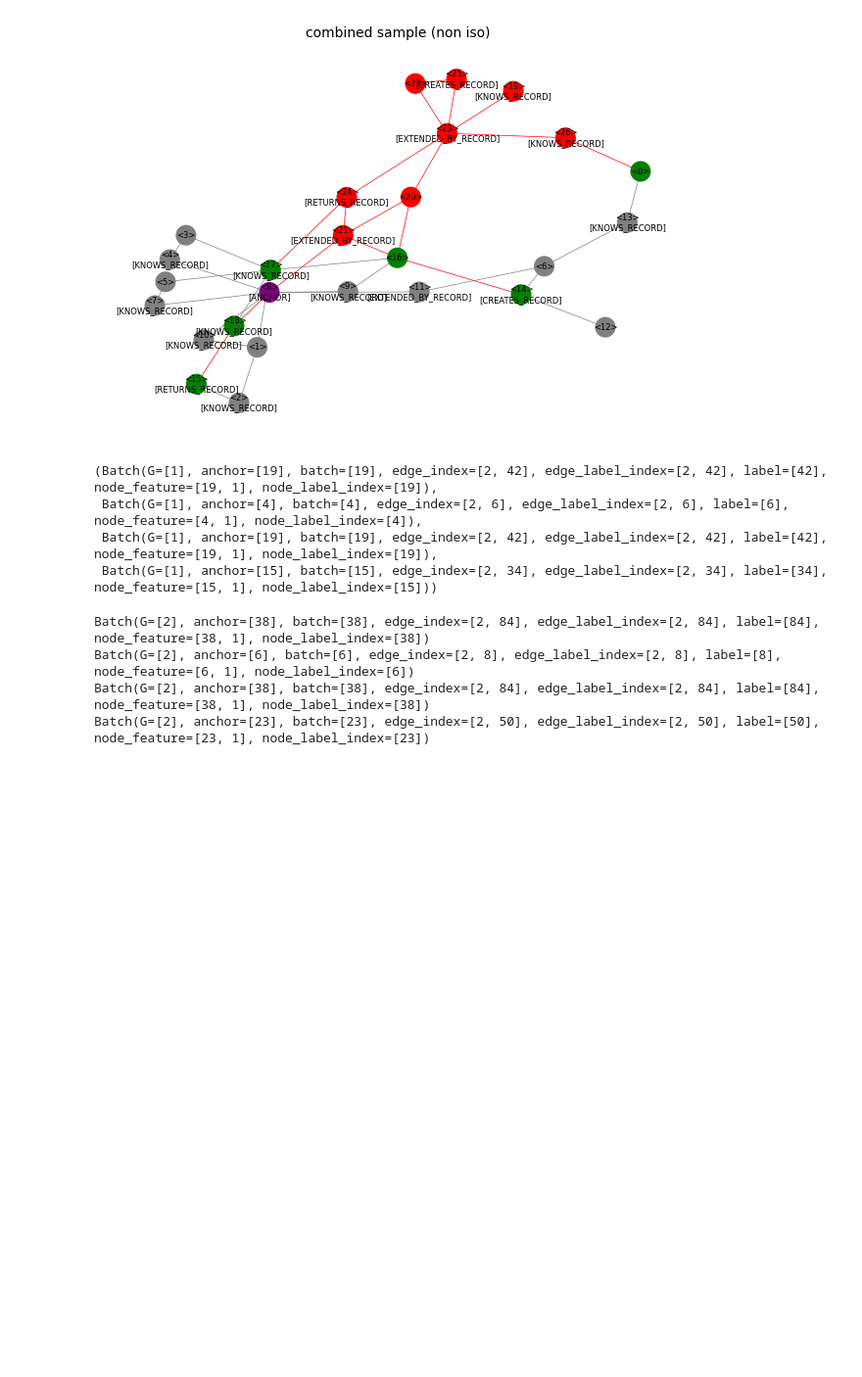
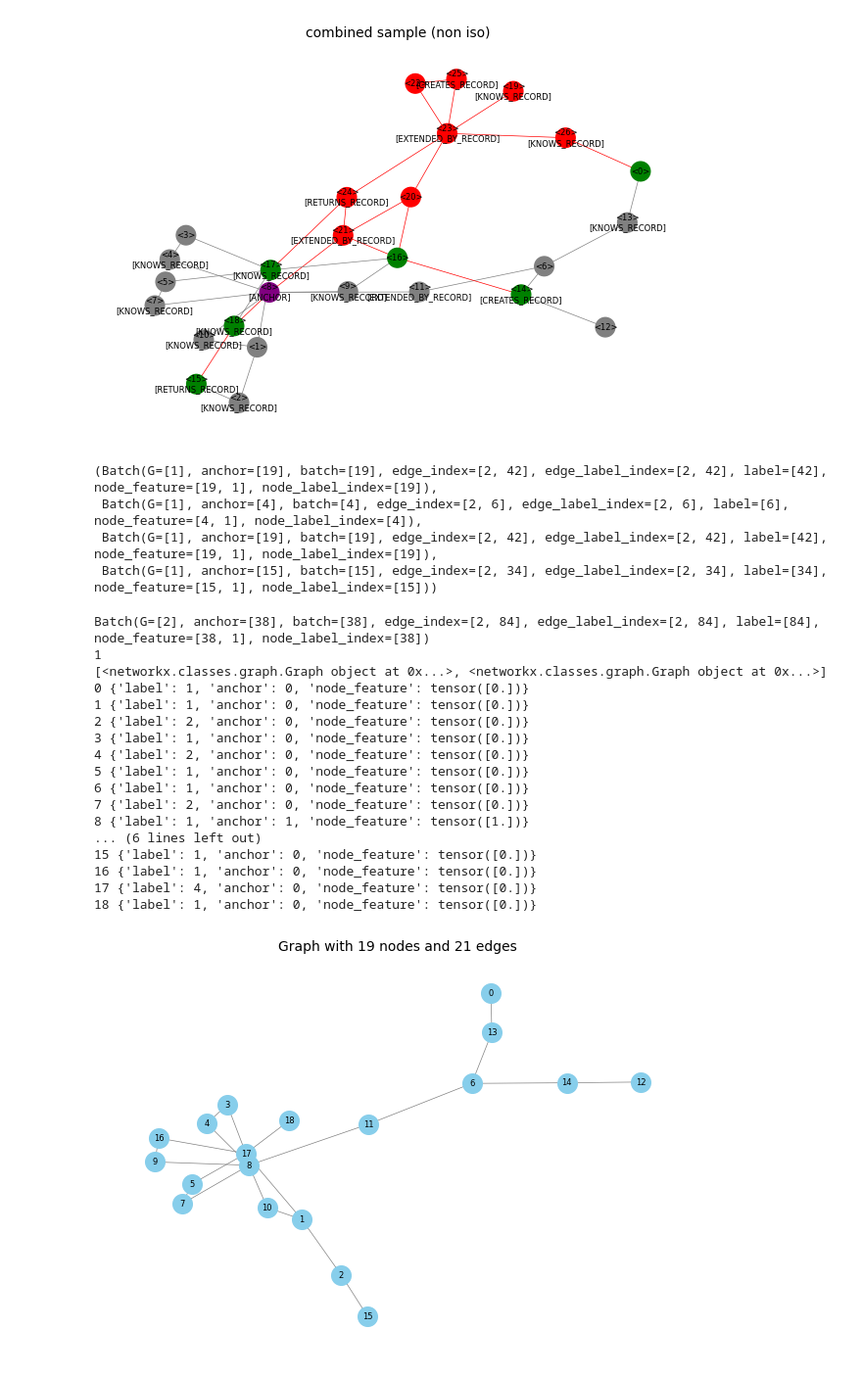
Before and after one commit to DerJeanjour/dpd-subgraph-matching, a Jupyter notebook: matching/glema/experimental/notebooks/explore_dataset.ipynb, the cells around one changed output. Shown: that part at 98% size. Drawn from its saved outputs; the diff is of its cells as text; code cells hidden in the pictures; blank space fills up the shorter version.

```diff
--- a/matching/glema/experimental/notebooks/explore_dataset.ipynb
+++ b/matching/glema/experimental/notebooks/explore_dataset.ipynb
@@ -15,9 +16,9 @@ args = arg_utils.parse_args( use_default=True )
 
 args.dataset = "CPG_augm"
 args.directed = False
-args.anchored = False
-version = model_utils.get_latest_model_version( args )
-model_name = model_utils.get_model_name( args, version )
+args.anchored = True
+version = model_utils.get_latest_model_version( args, tag="experimental_SAGE" )
+model_name = model_utils.get_model_name( args, version, tag="experimental_SAGE" )
 
 args = arg_utils.load_args( args, model_name )
 args.iso = True
@@ -117,13 +118,30 @@ dataloader = DataLoader(
 # %%
 for sample in dataloader:
     pos_sources, pos_queries, neg_sources, neg_queries = sample
+    pos_sources : Batch = pos_sources
     print( pos_sources )
-    print( pos_queries )
-    print( neg_sources )
-    print( neg_queries )
+    print( pos_sources.num_node_features )
+    print( pos_sources.G )
+    for n, ndata in pos_sources.G[0].nodes(data=True):
+        print( n, ndata )
+    plot_utils.plot_graph( pos_sources.G[0] )
     break
 # %% [output]
 Batch(G=[2], anchor=[38], batch=[38], edge_index=[2, 84], edge_label_index=[2, 84], label=[84], node_feature=[38, 1], node_label_index=[38])
-Batch(G=[2], anchor=[6], batch=[6], edge_index=[2, 8], edge_label_index=[2, 8], label=[8], node_feature=[6, 1], node_label_index=[6])
-Batch(G=[2], anchor=[38], batch=[38], edge_index=[2, 84], edge_label_index=[2, 84], label=[84], node_feature=[38, 1], node_label_index=[38])
-Batch(G=[2], anchor=[23], batch=[23], edge_index=[2, 50], edge_label_index=[2, 50], label=[50], node_feature=[23, 1], node_label_index=[23])
+1
+[<networkx.classes.graph.Graph object at 0x...>, <networkx.classes.graph.Graph object at 0x...>]
+0 {'label': 1, 'anchor': 0, 'node_feature': tensor([0.])}
+1 {'label': 1, 'anchor': 0, 'node_feature': tensor([0.])}
+2 {'label': 2, 'anchor': 0, 'node_feature': tensor([0.])}
+3 {'label': 1, 'anchor': 0, 'node_feature': tensor([0.])}
+4 {'label': 2, 'anchor': 0, 'node_feature': tensor([0.])}
+5 {'label': 1, 'anchor': 0, 'node_feature': tensor([0.])}
+6 {'label': 1, 'anchor': 0, 'node_feature': tensor([0.])}
+7 {'label': 2, 'anchor': 0, 'node_feature': tensor([0.])}
+8 {'label': 1, 'anchor': 1, 'node_feature': tensor([1.])}
+... (6 lines left out)
+15 {'label': 1, 'anchor': 0, 'node_feature': tensor([0.])}
+16 {'label': 1, 'anchor': 0, 'node_feature': tensor([0.])}
+17 {'label': 4, 'anchor': 0, 'node_feature': tensor([0.])}
+18 {'label': 1, 'anchor': 0, 'node_feature': tensor([0.])}
+[figure, added]
```
Also changed, not shown: parts of 1 cell of this notebook, 7 other files.
